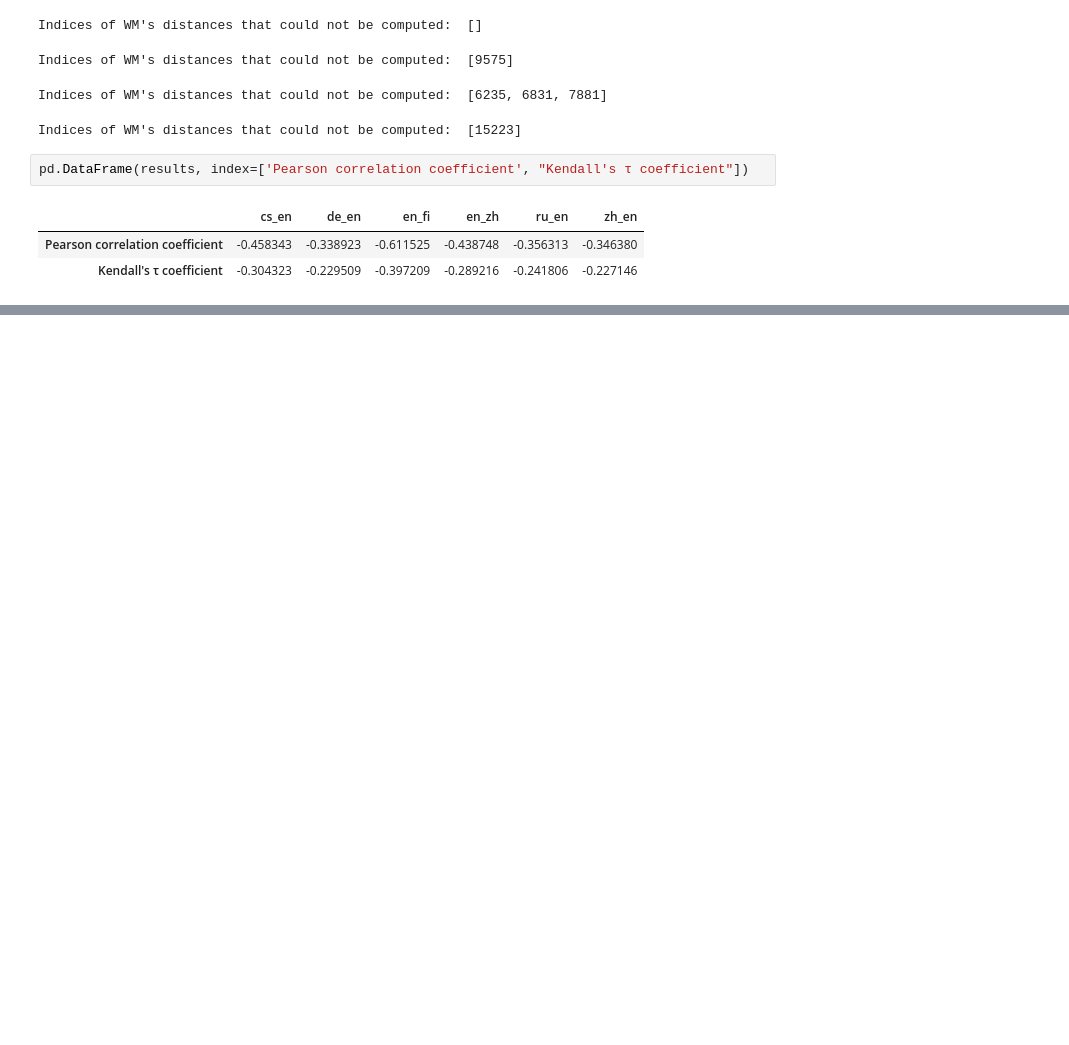
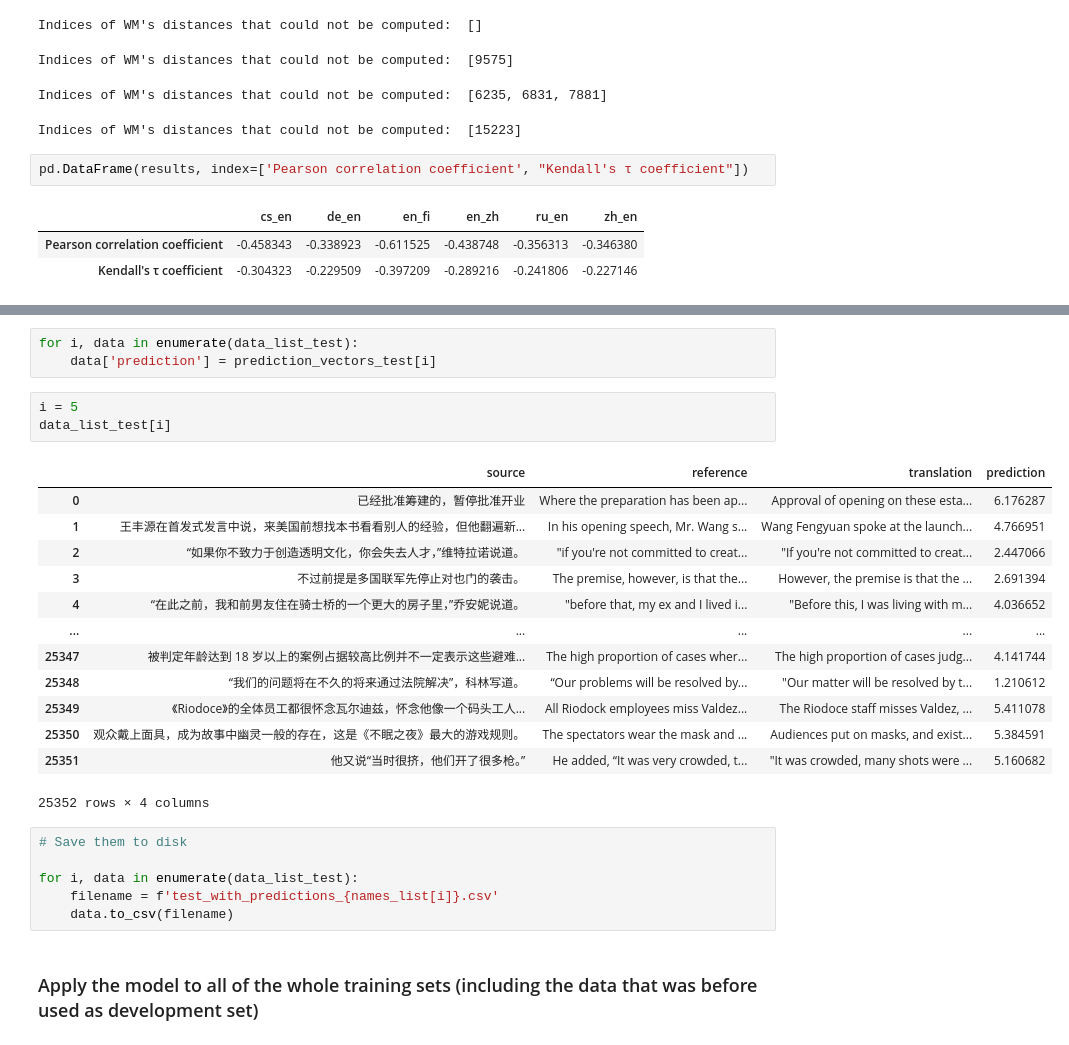
Before and after one commit to FranzMichaelFrank/Text_Mining_Group_Project, a Jupyter notebook: PM_2021-05-27_Embedding.ipynb, the cells around one changed output, grey strips where cells are left out. Cells and saved outputs as stored; diff of their text form; blank space fills up the shorter version.

```diff
--- a/PM_2021-05-27_Embedding.ipynb
+++ b/PM_2021-05-27_Embedding.ipynb
@@ -716,0 +792,28 @@ data_list_test[0].head(1)
+# %%
+for i, data in enumerate(data_list_test):
+    data['prediction'] = prediction_vectors_test[i]
+# %%
+i = 5
+data_list_test[i]
+# %% [output]
+|  | source | reference | translation | prediction |
+| 0 | 已经批准筹建的，暂停批准开业 | Where the preparation has been ap... | Approval of opening on these esta... | 6.176287 |
+| 1 | 王丰源在首发式发言中说，来美国前想找本书看看别人的经验，但他翻遍新... | In his opening speech, Mr. Wang s... | Wang Fengyuan spoke at the launch... | 4.766951 |
+| 2 | “如果你不致力于创造透明文化，你会失去人才，”维特拉诺说道。 | "if you're not committed to creat... | "If you're not committed to creat... | 2.447066 |
+| 3 | 不过前提是多国联军先停止对也门的袭击。 | The premise, however, is that the... | However, the premise is that the ... | 2.691394 |
+| 4 | “在此之前，我和前男友住在骑士桥的一个更大的房子里，”乔安妮说道。 | "before that, my ex and I lived i... | "Before this, I was living with m... | 4.036652 |
+| ... | ... | ... | ... | ... |
+| 25347 | 被判定年龄达到 18 岁以上的案例占据较高比例并不一定表示这些避难... | The high proportion of cases wher... | The high proportion of cases judg... | 4.141744 |
+| 25348 | “我们的问题将在不久的将来通过法院解决”，科林写道。 | “Our problems will be resolved by... | "Our matter will be resolved by t... | 1.210612 |
+| 25349 | 《Riodoce》的全体员工都很怀念瓦尔迪兹，怀念他像一个码头工人... | All Riodock employees miss Valdez... | The Riodoce staff misses Valdez, ... | 5.411078 |
+| 25350 | 观众戴上面具，成为故事中幽灵一般的存在，这是《不眠之夜》最大的游戏规则。 | The spectators wear the mask and ... | Audiences put on masks, and exist... | 5.384591 |
+| 25351 | 他又说“当时很挤，他们开了很多枪。” | He added, “It was very crowded, t... | "It was crowded, many shots were ... | 5.160682 |
+25352 rows × 4 columns
+# %%
+# Save them to disk
+
+for i, data in enumerate(data_list_test):
+    filename = f'test_with_predictions_{names_list[i]}.csv'
+    data.to_csv(filename)
+# %% [markdown]
+### Apply the model to all of the whole training sets (including the data that was before used as development set)
```
Also changed, not shown: parts of 22 cells of this notebook, 15 other files.
